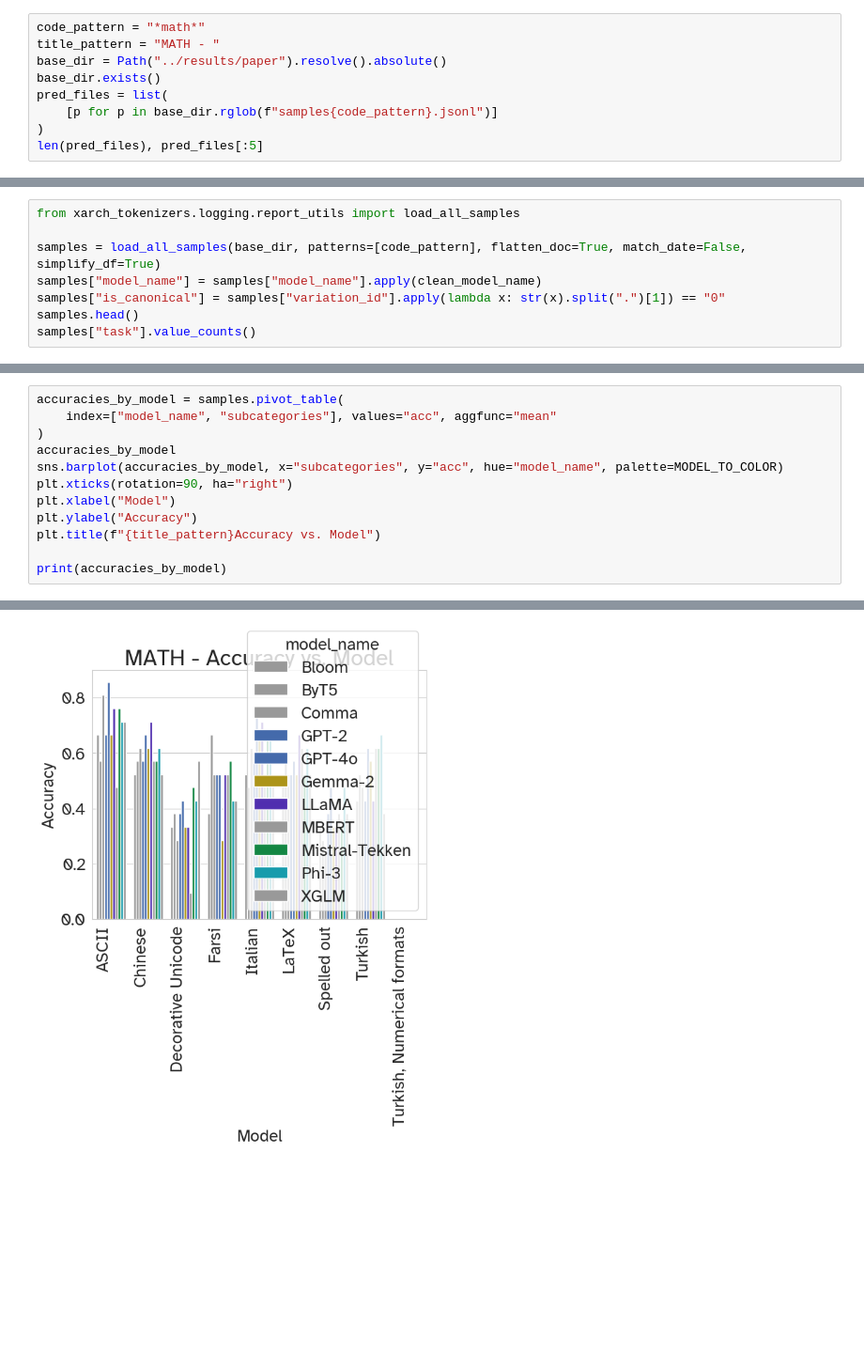
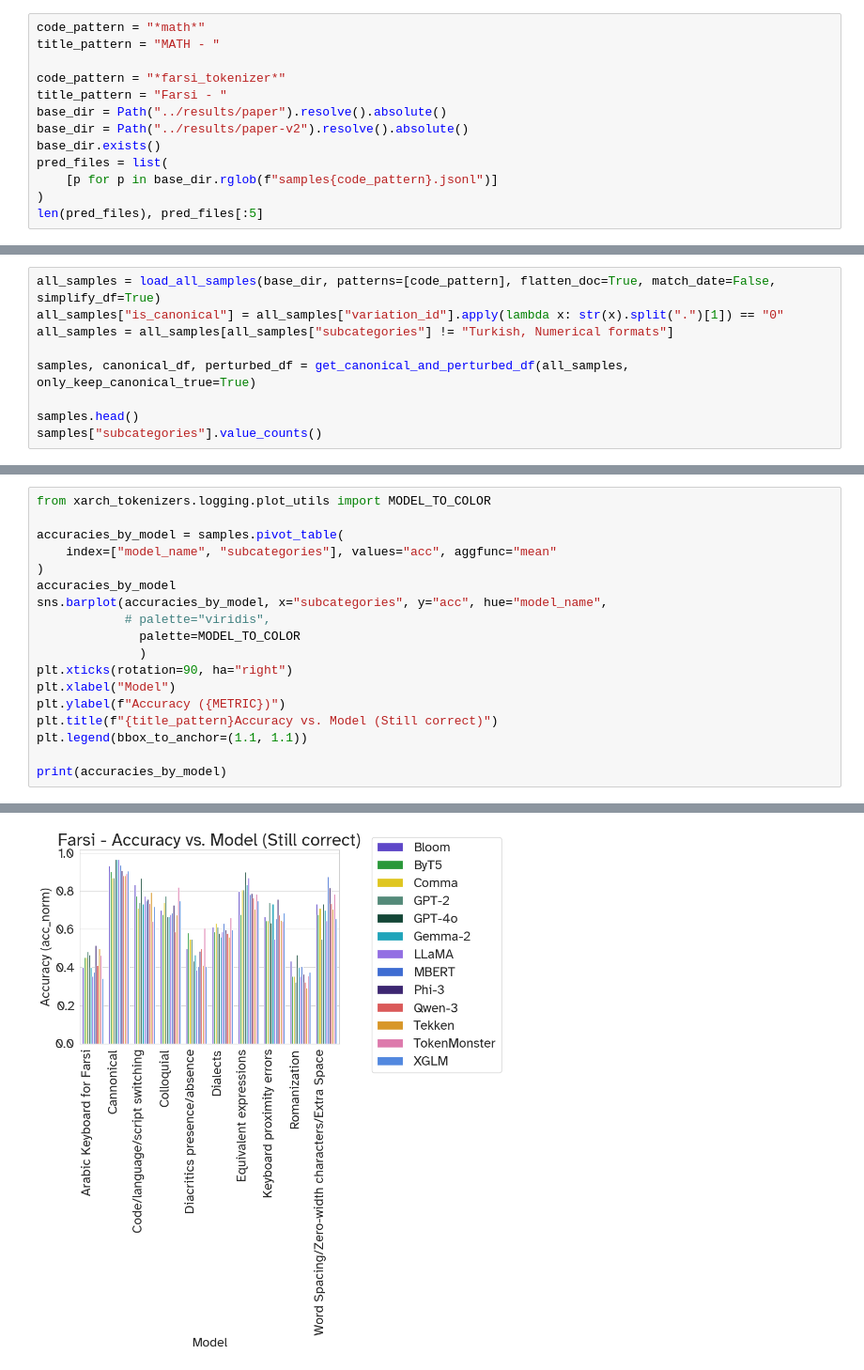
Before and after one commit to r-three/Tokenizers, a Jupyter notebook: notebooks/paper-benchmark-plots.ipynb, the cells around one changed output, grey strips where cells are left out. Shown at 94% size. Cells and saved outputs as stored; diff of their text form; blank space fills up the shorter version.

```diff
--- a/notebooks/paper-benchmark-plots.ipynb
+++ b/notebooks/paper-benchmark-plots.ipynb
@@ -25,7 +60,11 @@ METRIC="acc"
 # %%
 code_pattern = "*math*"
 title_pattern = "MATH - "
+
+code_pattern = "*farsi_tokenizer*"
+title_pattern = "Farsi - "
 base_dir = Path("../results/paper").resolve().absolute()
+base_dir = Path("../results/paper-v2").resolve().absolute()
 base_dir.exists()
 pred_files = list(
     [p for p in base_dir.rglob(f"samples{code_pattern}.jsonl")]
@@ -41,9 +80,10 @@ len(pred_files), pred_files[:5]
 # %%
-from xarch_tokenizers.logging.report_utils import load_all_samples
+all_samples = load_all_samples(base_dir, patterns=[code_pattern], flatten_doc=True, match_date=False, simplify_df=True)
+all_samples["is_canonical"] = all_samples["variation_id"].apply(lambda x: str(x).split(".")[1]) == "0"
+all_samples = all_samples[all_samples["subcategories"] != "Turkish, Numerical formats"]
 
-samples = load_all_samples(base_dir, patterns=[code_pattern], flatten_doc=True, match_date=False, simplify_df=True)
-samples["model_name"] = samples["model_name"].apply(clean_model_name)
-samples["is_canonical"] = samples["variation_id"].apply(lambda x: str(x).split(".")[1]) == "0"
+samples, canonical_df, perturbed_df = get_canonical_and_perturbed_df(all_samples, only_keep_canonical_true=True)
+
 samples.head()
-samples["task"].value_counts()
+samples["subcategories"].value_counts()
 # %% [output]
@@ -137,13 +229,19 @@ Name: count, dtype: int64
 # %%
+from xarch_tokenizers.logging.plot_utils import MODEL_TO_COLOR
+
 accuracies_by_model = samples.pivot_table(
     index=["model_name", "subcategories"], values="acc", aggfunc="mean"
 )
 accuracies_by_model
-sns.barplot(accuracies_by_model, x="subcategories", y="acc", hue="model_name", palette=MODEL_TO_COLOR)
+sns.barplot(accuracies_by_model, x="subcategories", y="acc", hue="model_name",
+            # palette="viridis",
+              palette=MODEL_TO_COLOR
+              )
 plt.xticks(rotation=90, ha="right")
 plt.xlabel("Model")
-plt.ylabel("Accuracy")
-plt.title(f"{title_pattern}Accuracy vs. Model")
+plt.ylabel(f"Accuracy ({METRIC})")
+plt.title(f"{title_pattern}Accuracy vs. Model (Still correct)")
+plt.legend(bbox_to_anchor=(1.1, 1.1))
 
 print(accuracies_by_model)
 # %% [output]
@@ -165 +263 @@ XGLM       Italian                     0.523810
-[figure, old version]
+[figure, new version]
```
Also changed, not shown: parts of 16 cells of this notebook, 2 other files.
